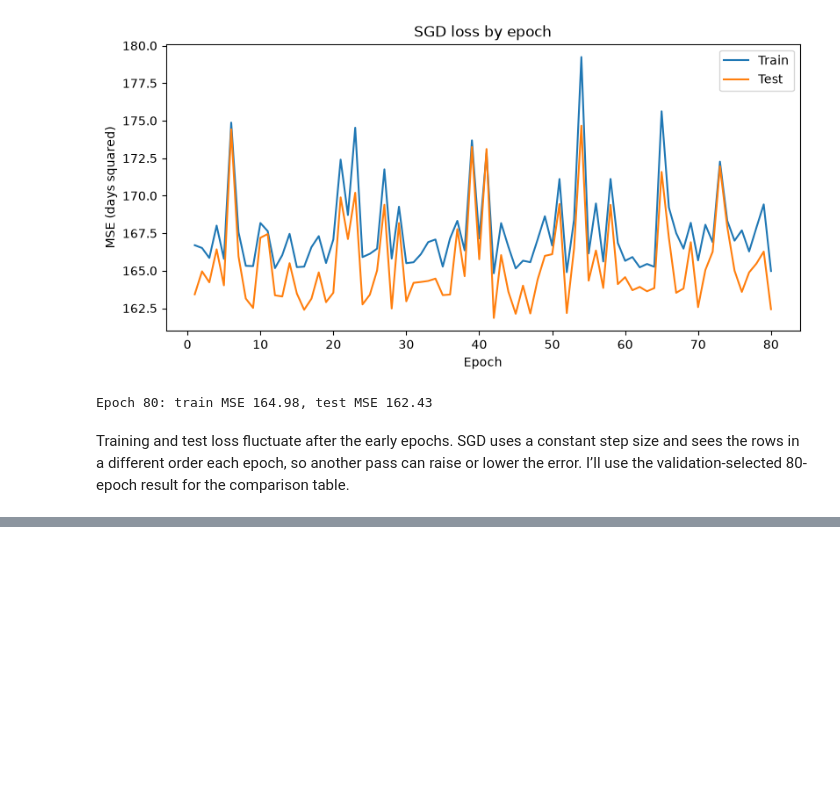
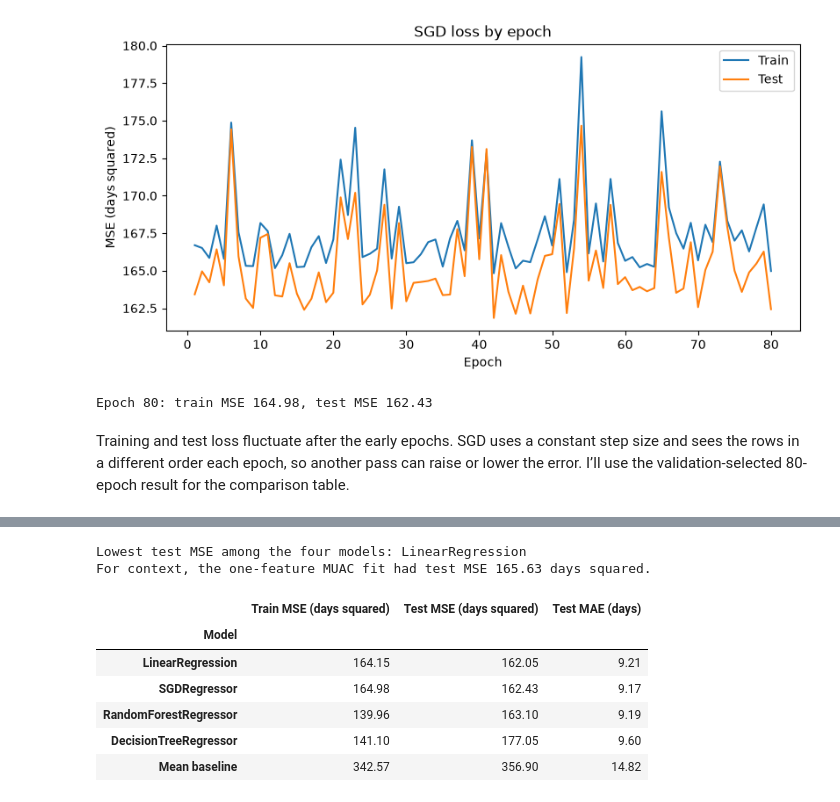
Before and after one commit to Mich-O/linear_regression_model, a Jupyter notebook: summative/linear_regression/multivariate.ipynb, the cells around one changed output, grey strips where cells are left out. Cells and saved outputs as stored; diff of their text form; code cells hidden in the pictures; blank space fills up the shorter version.

Commit message:
Compare four regressors on the held-out test set

```diff
--- a/summative/linear_regression/multivariate.ipynb
+++ b/summative/linear_regression/multivariate.ipynb
@@ -412,0 +417,45 @@ Training and test loss fluctuate after the early epochs. SGD uses a constant ste
+# %%
+from sklearn.ensemble import RandomForestRegressor
+from sklearn.tree import DecisionTreeRegressor
+
+models = {"SGDRegressor": sgd_pipeline}
+for estimator in (
+    LinearRegression(),
+    DecisionTreeRegressor(min_samples_leaf=20, random_state=seed),
+    RandomForestRegressor(n_estimators=100, min_samples_leaf=20, random_state=seed, n_jobs=-1),
+):
+    pipeline = Pipeline([
+        ("preprocessing", make_preprocessor(numeric_features, categorical_features)),
+        ("regression", estimator),
+    ])
+    models[type(estimator).__name__] = pipeline.fit(train[shared_features], train[target])
+
+scores = []
+for name, model in {"Mean baseline": baseline, **models}.items():
+    train_prediction = model.predict(train[shared_features])
+    test_prediction = model.predict(test[shared_features])
+    scores.append({
+        "Model": name,
+        "Train MSE (days squared)": mean_squared_error(train[target], train_prediction),
+        "Test MSE (days squared)": mean_squared_error(test[target], test_prediction),
+        "Test MAE (days)": mean_absolute_error(test[target], test_prediction),
+    })
+
+model_scores = pd.DataFrame(scores).set_index("Model")
+winner_name = model_scores.loc[list(models), "Test MSE (days squared)"].idxmin()
+winning_pipeline = models[winner_name]
+print(f"Lowest test MSE among the four models: {winner_name}")
+
+muac_test_mse = mean_squared_error(test[target], muac_model.predict(test[["adm_muac"]]))
+print(f"For context, the one-feature MUAC fit had test MSE {muac_test_mse:.2f} days squared.")
+model_scores.sort_values("Test MSE (days squared)").round(2)
+# %% [output]
+Lowest test MSE among the four models: LinearRegression
+For context, the one-feature MUAC fit had test MSE 165.63 days squared.
+|  | Train MSE (days squared) | Test MSE (days squared) | Test MAE (days) |
+| Model |  |  |  |
+| LinearRegression | 164.15 | 162.05 | 9.21 |
+| SGDRegressor | 164.98 | 162.43 | 9.17 |
+| RandomForestRegressor | 139.96 | 163.10 | 9.19 |
+| DecisionTreeRegressor | 141.10 | 177.05 | 9.60 |
+| Mean baseline | 342.57 | 356.90 | 14.82 |
```
Also changed, not shown: parts of 2 cells of this notebook.
